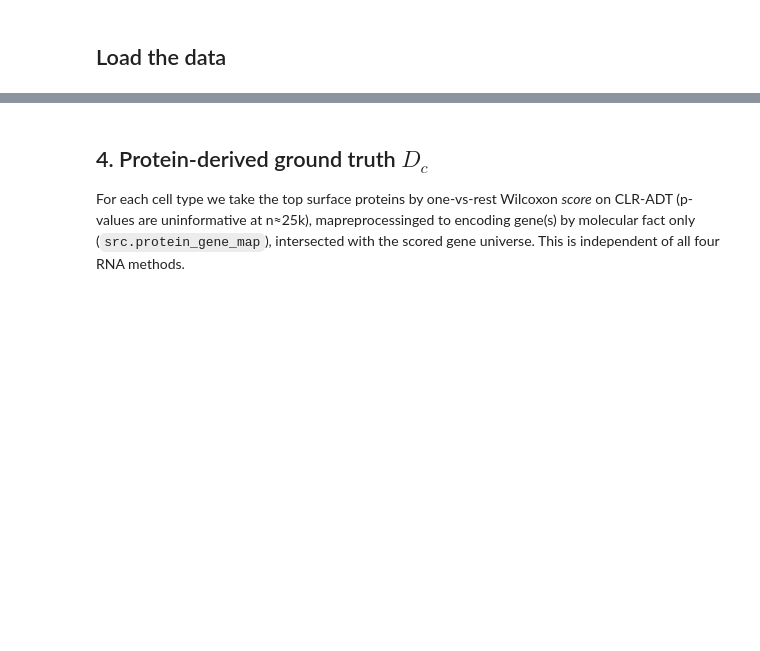
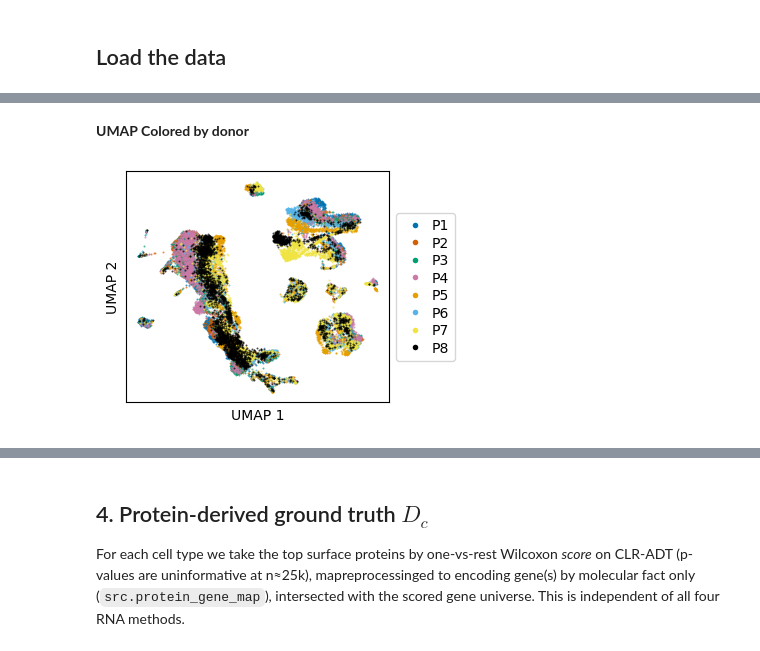
Before and after one commit to inbar/data_science_for_life_science_summer_2026_project_python, a Jupyter notebook: notebooks/notebook.ipynb, the cells around one changed output, grey strips where cells are left out. Drawn from its saved outputs; the diff is of its cells as text; code cells hidden in the pictures; blank space fills up the shorter version.

```diff
--- a/notebooks/notebook.ipynb
+++ b/notebooks/notebook.ipynb
@@ -169,0 +273,7 @@ fig,_ = plotting.protein_validation_heatmap(matz); plotting.save(fig,f"fig_adt_v
+# %% [markdown]
+**UMAP Colored by donor**
+# %%
+fig, _ = plotting.embedding_scatter(rna_dataset.obsm["X_umap"], donors)
+_ = plotting.save(fig, f"fig_umap_donor{PLOTTING_TAG}")
+# %% [output]
+[figure, added]
```
Also changed, not shown: parts of 79 cells of this notebook, 8 other files.
